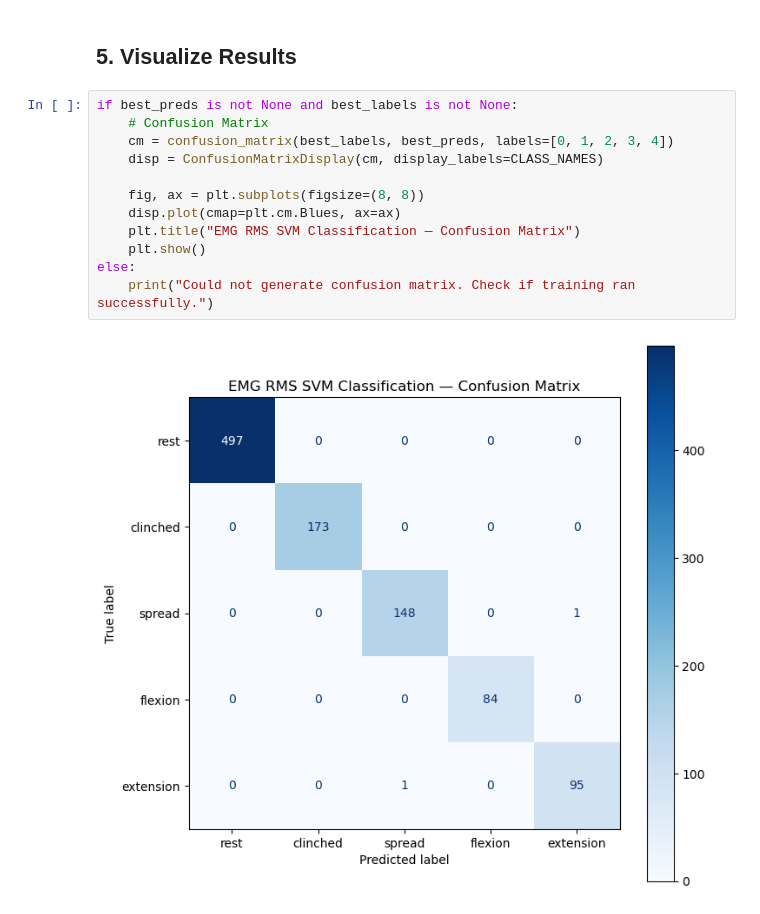
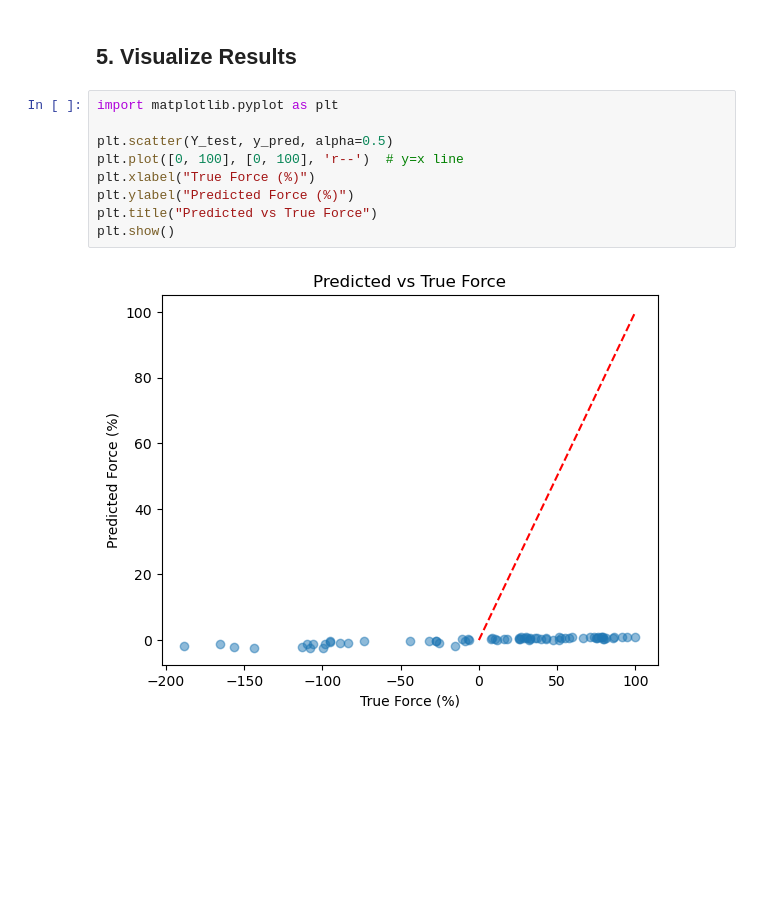
Before and after one commit to rashen305/intro_xr_emg_project, a Jupyter notebook: ml/train_svc.ipynb, the cells around one changed output. Saved outputs shown, nothing was run; the diff lists cells and outputs as text; blank space fills up the shorter version.

Commit message:
force model v1

```diff
--- a/ml/train_svc.ipynb
+++ b/ml/train_svc.ipynb
@@ -140,16 +168,13 @@ Test Accuracy: 0.997997997997998
 # %% [markdown]
 ## 5. Visualize Results
 # %%
-if best_preds is not None and best_labels is not None:
-    # Confusion Matrix
-    cm = confusion_matrix(best_labels, best_preds, labels=[0, 1, 2, 3, 4])
-    disp = ConfusionMatrixDisplay(cm, display_labels=CLASS_NAMES)
+import matplotlib.pyplot as plt
 
-    fig, ax = plt.subplots(figsize=(8, 8))
-    disp.plot(cmap=plt.cm.Blues, ax=ax)
-    plt.title("EMG RMS SVM Classification — Confusion Matrix")
-    plt.show()
-else:
-    print("Could not generate confusion matrix. Check if training ran successfully.")
+plt.scatter(Y_test, y_pred, alpha=0.5)
+plt.plot([0, 100], [0, 100], 'r--')  # y=x line
+plt.xlabel("True Force (%)")
+plt.ylabel("Predicted Force (%)")
+plt.title("Predicted vs True Force")
+plt.show()
 # %% [output]
-[figure, old version]
+[figure, new version]
```
Also changed, not shown: parts of 5 cells of this notebook, 3 other files.
